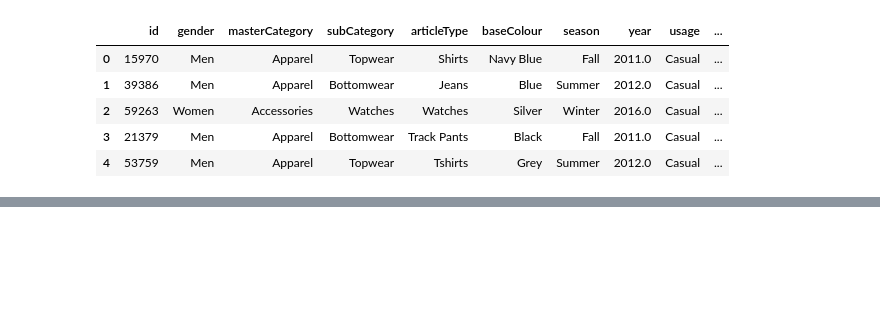
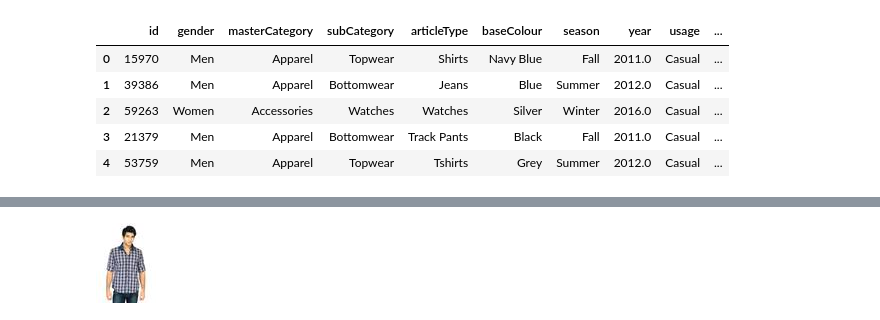
Before and after one commit to portero-aylagas/W1D4_api_calling_chatgpt, a Jupyter notebook: api_calling_chatgpt.ipynb, the cells around one changed output, grey strips where cells are left out. Cells and saved outputs as stored; diff of their text form; code cells hidden in the pictures; blank space fills up the shorter version.

```diff
--- a/api_calling_chatgpt.ipynb
+++ b/api_calling_chatgpt.ipynb
@@ -0,0 +24,8 @@
+# %%
+load_dotenv()
+
+api_key = os.getenv("OPENAI_API_KEY")
+if not api_key:
+    raise ValueError("API key not loaded")
+
+client = OpenAI(api_key=api_key)
@@ -240,0 +212,36 @@ print(f"El texto es: {x}")
+# %%
+def generate_listing_for_row(df_row, model="gpt-4o"):
+    prompt = create_product_listing_prompt(df_row)
+
+    response = client.chat.completions.create(
+        model=model,
+        messages=[
+            {
+                "role": "user",
+                "content": [
+                    {"type": "text", "text": prompt},
+                    {
+                        "type": "image_url",
+                        "image_url": {
+                            "url": f"embedded-picture'image_base64']}"
+                        }
+                    }
+                ]
+            }
+        ]
+    )
+
+    return response.choices[0].message.content
+
+
+# generating listing for the first row and saving it in a new column
+idx = 0
+row = products_df.iloc[idx]
+
+result = generate_listing_for_row(row)
+
+products_df.loc[products_df.index[idx], "listing_raw"] = result
+
+display(row["image"])
+# %% [output]
+[figure, added]
```
Also changed, not shown: parts of 31 cells of this notebook.
